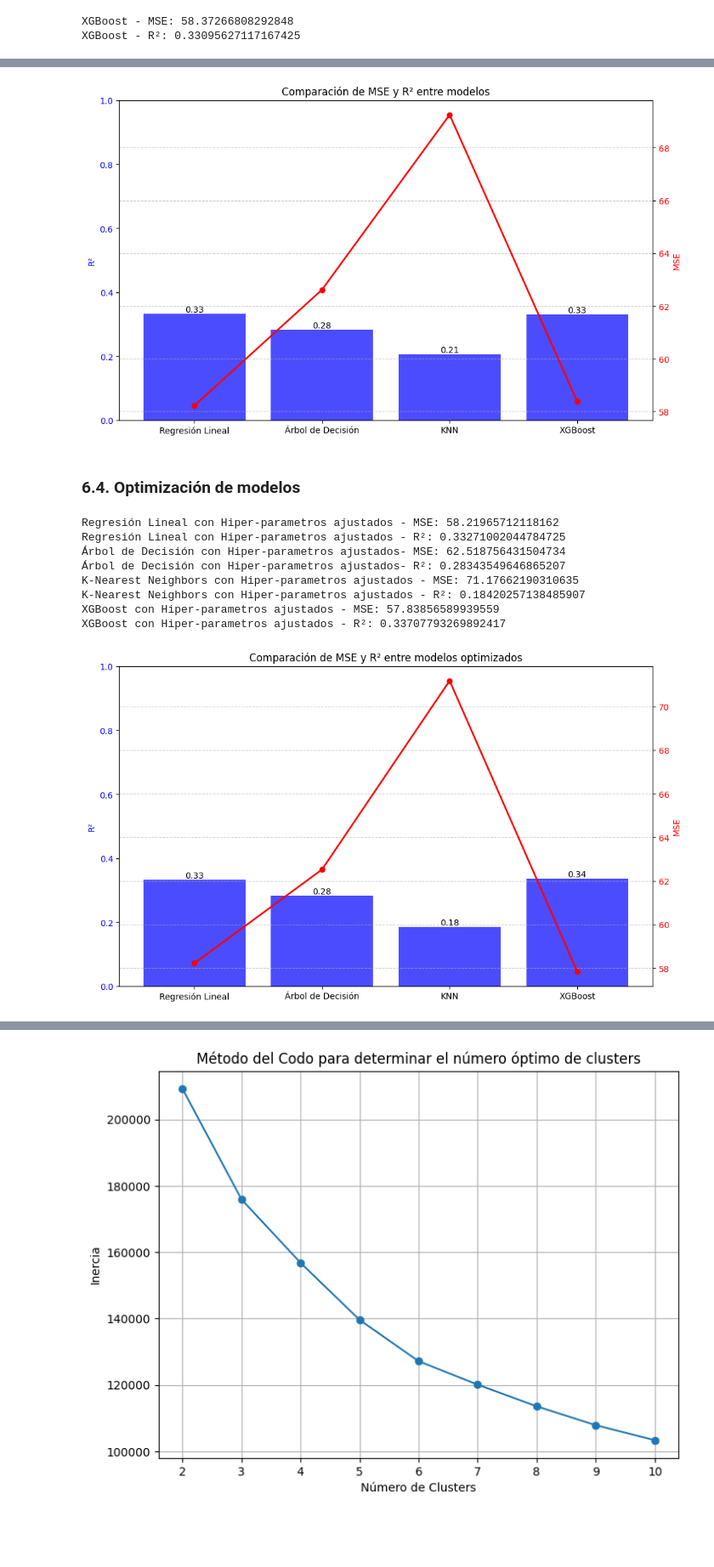
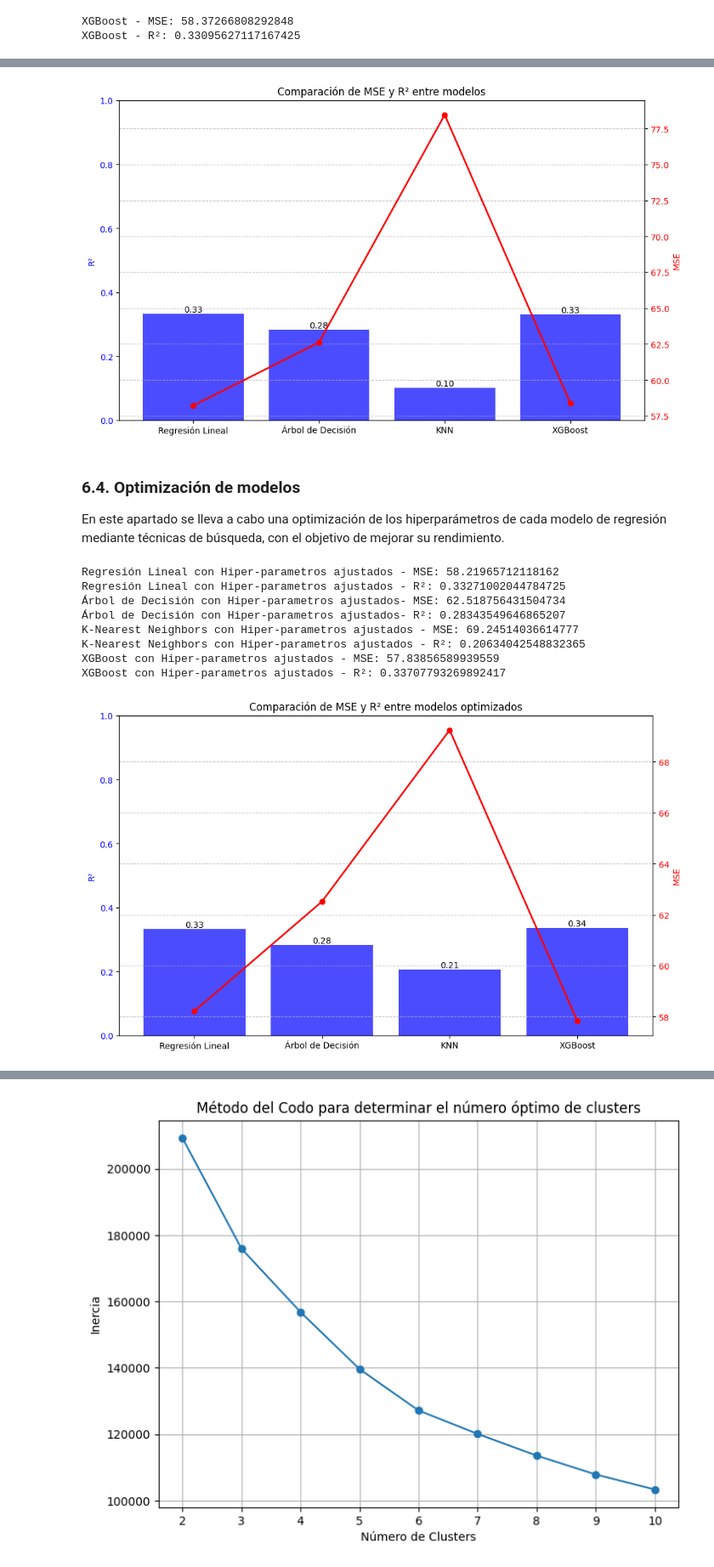
Before and after one commit to mansanjim1/MLE_energyConsumption, a Jupyter notebook: Energy_Consumption.ipynb, the cells around one changed output, grey strips where cells are left out. Shown at 85% size. Cells and saved outputs as stored; diff of their text form; code cells hidden in the pictures; blank space fills up the shorter version.

```diff
--- a/Energy_Consumption.ipynb
+++ b/Energy_Consumption.ipynb
@@ -388,18 +421,10 @@ print("Árbol de Decisión - R²:", r2_tree)
 # %% [markdown]
 #### 6.2.3. Vecinos más cercanos (KNN)
 # %%
-# Optimización de hiperparámetros para KNN
-param_grid_knn = {'n_neighbors': [3, 5, 10, 15, 20], 'weights': ['uniform', 'distance'], 'p': [1, 2]}
-grid_search_knn = GridSearchCV(KNeighborsRegressor(), param_grid_knn, cv=5)
-grid_search_knn.fit(X_train, y_train)
-
-print("Mejores hiperparámetros para KNN:", grid_search_knn.best_params_)
-
-# Crear modelo KNN con los mejores hiperparámetros obtenidos a través del GridSearchCV
-best_params = grid_search_knn.best_params_
-model_knn = KNeighborsRegressor(n_neighbors=best_params['n_neighbors'], p=best_params['p'], weights=best_params['weights'])
+model_knn = KNeighborsRegressor(n_neighbors=4)
 
 model_knn.fit(X_train, y_train)
+
 y_pred_knn = model_knn.predict(X_test)
 
 mse_knn = mean_squared_error(y_test, y_pred_knn)
@@ -429,5 +458,4 @@ XGBoost - R²: 0.33095627117167425
 # %%
-# Crear gráfico comparativo de MSE y R²
 models = ['Regresión Lineal', 'Árbol de Decisión', 'KNN', 'XGBoost']
 mse_values = [mse_lr, mse_tree, mse_knn, mse_xgb]
 r2_values = [r2_lr, r2_tree, r2_knn, r2_xgb]
@@ -436,9 +464,11 @@ fig, ax1 = plt.subplots(figsize=(10, 6))
 ax1.bar(models, r2_values, color='blue', alpha=0.7, label='R²')
 ax1.set_ylabel('R²', color='blue')
 ax1.tick_params(axis='y', labelcolor='blue')
-ax1.set_ylim(0, 1)  # R² suele estar en el rango de 0 a 1
+ax1.set_ylim(0, 1)
+
 for i, r2 in enumerate(r2_values):
     ax1.text(i, r2, f'{r2:.2f}', ha='center', va='bottom', fontsize=10, color='black')
+
 ax2 = ax1.twinx()
 ax2.plot(models, mse_values, color='red', marker='o', label='MSE', linewidth=2)
 ax2.set_ylabel('MSE', color='red')
@@ -447,61 +477,55 @@ plt.title('Comparación de MSE y R² entre modelos')
 fig.tight_layout()
 plt.grid(axis='y', linestyle='--', alpha=0.7)
 # %% [output]
-[figure, old version]
+[figure, new version]
-# %% [markdown]
-### 6.4. Optimización de modelos
+# %% [markdown]
+### 6.4. Optimización de modelos
+
+En este apartado se lleva a cabo una optimización de los hiperparámetros de cada modelo de regresión mediante técnicas de búsqueda, con el objetivo de mejorar su rendimiento.
 # %%
-# Hiperparámetros para Regresión Lineal
 param_grid_lr = {
-    'fit_intercept': [True, False],  # Si se ajusta el intercepto o no
-    'copy_X': [True, False]          # Si se copia X o se sobrescribe
+    'fit_intercept': [True, False],
+    'copy_X': [True, False]
 }
 
-# Hiperparámetros para Árbol de Decisión
 param_grid_tree = {
-    'max_depth': [3, 5, 10, 20],          # Profundidad máxima del árbol
-    'min_samples_split': [2, 5, 10],      # Mínimo de muestras para dividir un nodo
-    'min_samples_leaf': [1, 2, 5]         # Mínimo de muestras por hoja
+    'max_depth': [3, 5, 10, 20],
+    'min_samples_split': [2, 5, 10],
+    'min_samples_leaf': [1, 2, 5]
 }
 
-# Hiperparámetros para K-Nearest Neighbors (KNN)
 param_grid_knn = {
-    'n_neighbors': [3, 5, 7, 10],          # Número de vecinos
-    'weights': ['uniform', 'distance'],     # Peso uniforme o basado en la distancia
-    'metric': ['euclidean', 'manhattan']    # Distancia euclidiana o manhattan
+    'n_neighbors': [3, 5, 7, 10, 15, 20],
+    'weights': ['uniform', 'distance'],
+    'metric': ['euclidean', 'manhattan']
 }
 
-# Hiperparámetros para XGBoost
 param_grid_xgb = {
-    'n_estimators': [50, 100, 200],         # Número de árboles
-    'learning_rate': [0.01, 0.1, 0.2],      # Tasa de aprendizaje
-    'max_depth': [3, 5, 7]                  # Profundidad máxima del árbol
+    'n_estimators': [50, 100, 200],
+    'learning_rate': [0.01, 0.1, 0.2],
+    'max_depth': [3, 5, 7]
 }
-# Aplicar GridSearchCV a cada modelo
+
 grid_search_lr = GridSearchCV(LinearRegression(), param_grid_lr, cv=5, scoring='neg_mean_squared_error')
 grid_search_tree = GridSearchCV(DecisionTreeRegressor(random_state=42), param_grid_tree, cv=5, scoring='neg_mean_squared_error')
 grid_search_knn = GridSearchCV(KNeighborsRegressor(), param_grid_knn, cv=5, scoring='neg_mean_squared_error')
 grid_search_xgb = GridSearchCV(xgb.XGBRegressor(objective='reg:squarederror', random_state=42), param_grid_xgb, cv=5, scoring='neg_mean_squared_error')
 
-# Entrenar modelos optimizados
 grid_search_lr.fit(X_train, y_train)
 grid_search_tree.fit(X_train, y_train)
 grid_search_knn.fit(X_train, y_train)
 grid_search_xgb.fit(X_train, y_train)
 
-# Obtener los mejores modelos
 best_lr = grid_search_lr.best_estimator_
 best_tree = grid_search_tree.best_estimator_
 best_knn = grid_search_knn.best_estimator_
 best_xgb = grid_search_xgb.best_estimator_
 
-# Realizar predicciones en base a los mejores modelos obtenidos anteriormente
 y_pred_lr_gs = best_lr.predict(X_test)
 y_pred_tree_gs = best_tree.predict(X_test)
 y_pred_knn_gs = best_knn.predict(X_test)
 y_pred_xgb_gs = best_xgb.predict(X_test)
 
-# Calcular R² de los modelos optimizados
 r2_lr_gs = r2_score(y_test, y_pred_lr_gs)
 r2_tree_gs = r2_score(y_test, y_pred_tree_gs)
 r2_knn_gs = r2_score(y_test, y_pred_knn_gs)
@@ -528,34 +552,33 @@ r2_values = [
     r2_score(y_test, y_pred_tree_gs),
     r2_score(y_test, y_pred_knn_gs),
     r2_score(y_test, y_pred_xgb_gs)
 ]
 
 models = ['Regresión Lineal', 'Árbol de Decisión', 'KNN', 'XGBoost']
 
-# Visualización de los resultados despues de optimizar los hiper-parametros
 fig, ax1 = plt.subplots(figsize=(10, 6))
 ax1.bar(models, r2_values, color='blue', alpha=0.7, label='R²')
 ax1.set_ylabel('R²', color='blue')
 ax1.tick_params(axis='y', labelcolor='blue')
 ax1.set_ylim(0, 1)
 for i, r2 in enumerate(r2_values):
     ax1.text(i, r2, f'{r2:.2f}', ha='center', va='bottom', fontsize=10, color='black')
 
 ax2 = ax1.twinx()
 ax2.plot(models, mse_values, color='red', marker='o', label='MSE', linewidth=2)
 ax2.set_ylabel('MSE', color='red')
 ax2.tick_params(axis='y', labelcolor='red')
 plt.title('Comparación de MSE y R² entre modelos optimizados')
 fig.tight_layout()
 plt.grid(axis='y', linestyle='--', alpha=0.7)
 plt.show()
 # %% [output]
 Regresión Lineal con Hiper-parametros ajustados - MSE: 58.21965712118162
 Regresión Lineal con Hiper-parametros ajustados - R²: 0.33271002044784725
 Árbol de Decisión con Hiper-parametros ajustados- MSE: 62.518756431504734
 Árbol de Decisión con Hiper-parametros ajustados- R²: 0.28343549646865207
-K-Nearest Neighbors con Hiper-parametros ajustados - MSE: 71.17662190310635
-K-Nearest Neighbors con Hiper-parametros ajustados - R²: 0.18420257138485907
+K-Nearest Neighbors con Hiper-parametros ajustados - MSE: 69.24514036614777
+K-Nearest Neighbors con Hiper-parametros ajustados - R²: 0.20634042548832365
 XGBoost con Hiper-parametros ajustados - MSE: 57.83856589939559
 XGBoost con Hiper-parametros ajustados - R²: 0.33707793269892417
-[figure, old version]
+[figure, new version]
```
Also changed, not shown: parts of 30 cells of this notebook.
